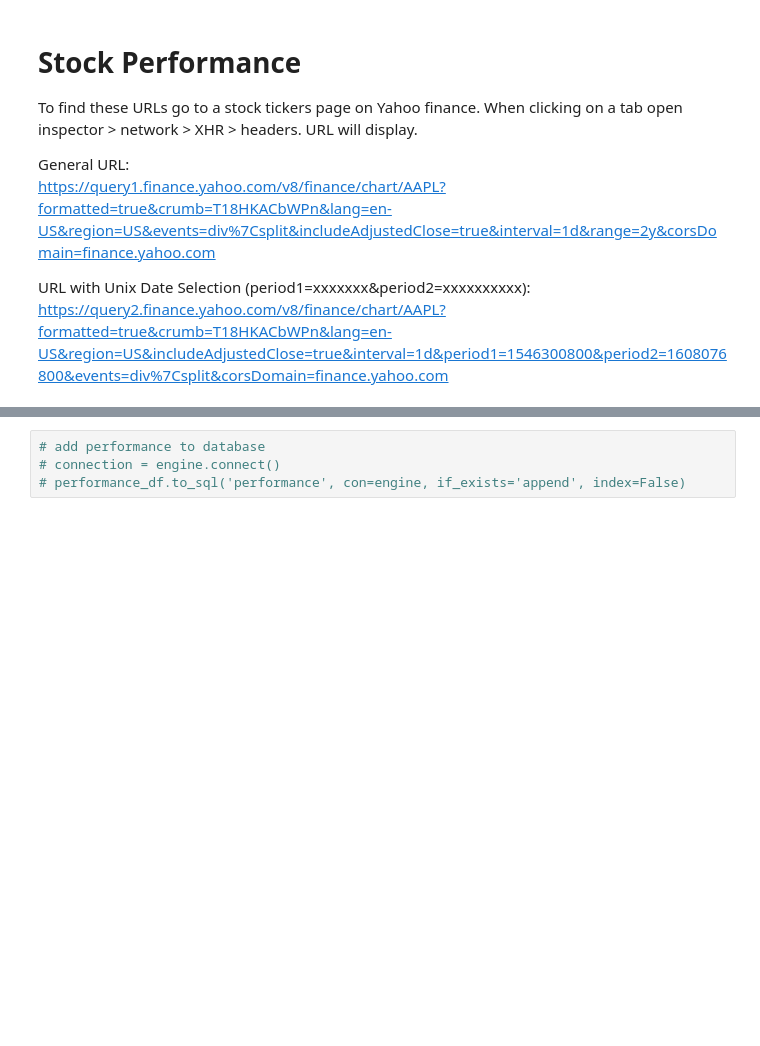
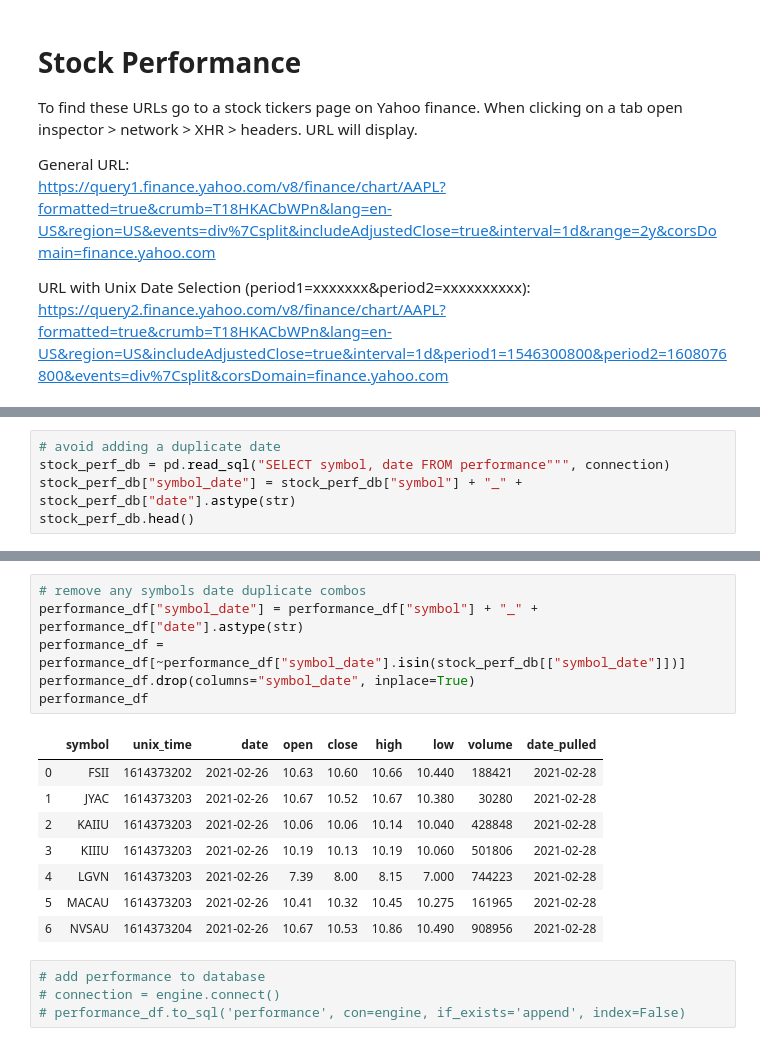
Before and after one commit to admiral810/IPO_tracker, a Jupyter notebook: get_IPO_data.ipynb, the cells around one changed output, grey strips where cells are left out. Drawn from its saved outputs; the diff is of its cells as text; blank space fills up the shorter version.

```diff
--- a/get_IPO_data.ipynb
+++ b/get_IPO_data.ipynb
@@ -280,0 +357,5 @@ performance_df.head(8)
+# %%
+# avoid adding a duplicate date
+stock_perf_db = pd.read_sql("SELECT symbol, date FROM performance""", connection)
+stock_perf_db["symbol_date"] = stock_perf_db["symbol"] + "_" + stock_perf_db["date"].astype(str)
+stock_perf_db.head()
@@ -281,3 +376,18 @@ performance_df.head(8)
+# %%
+# remove any symbols date duplicate combos
+performance_df["symbol_date"] = performance_df["symbol"] + "_" + performance_df["date"].astype(str)
+performance_df = performance_df[~performance_df["symbol_date"].isin(stock_perf_db[["symbol_date"]])]
+performance_df.drop(columns="symbol_date", inplace=True)
+performance_df
+# %% [output]
+|  | symbol | unix_time | date | open | close | high | low | volume | date_pulled |
+| 0 | FSII | 1614373202 | 2021-02-26 | 10.63 | 10.60 | 10.66 | 10.440 | 188421 | 2021-02-28 |
+| 1 | JYAC | 1614373203 | 2021-02-26 | 10.67 | 10.52 | 10.67 | 10.380 | 30280 | 2021-02-28 |
+| 2 | KAIIU | 1614373203 | 2021-02-26 | 10.06 | 10.06 | 10.14 | 10.040 | 428848 | 2021-02-28 |
+| 3 | KIIIU | 1614373203 | 2021-02-26 | 10.19 | 10.13 | 10.19 | 10.060 | 501806 | 2021-02-28 |
+| 4 | LGVN | 1614373203 | 2021-02-26 | 7.39 | 8.00 | 8.15 | 7.000 | 744223 | 2021-02-28 |
+| 5 | MACAU | 1614373203 | 2021-02-26 | 10.41 | 10.32 | 10.45 | 10.275 | 161965 | 2021-02-28 |
+| 6 | NVSAU | 1614373204 | 2021-02-26 | 10.67 | 10.53 | 10.86 | 10.490 | 908956 | 2021-02-28 |
 # %%
 # add performance to database
 # connection = engine.connect()
```
Also changed, not shown: parts of 10 cells of this notebook, 7 other files.
